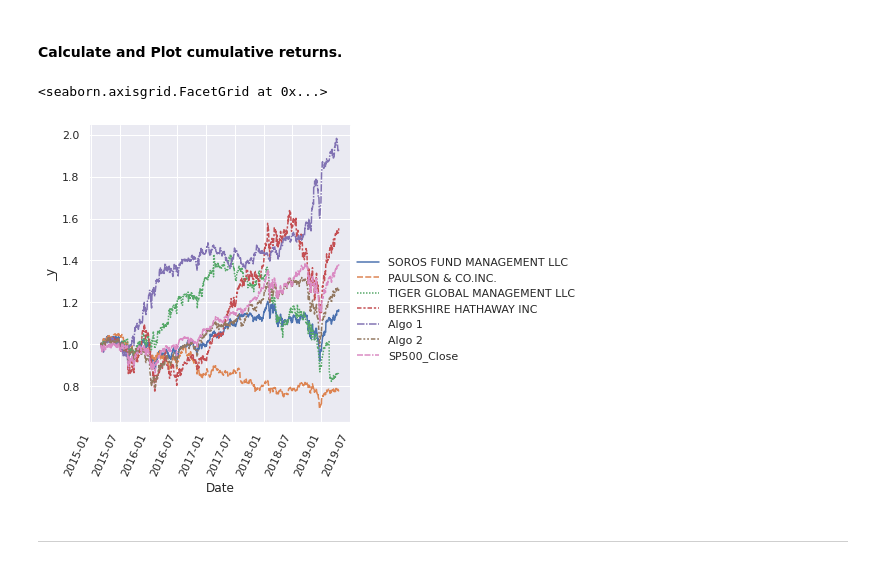
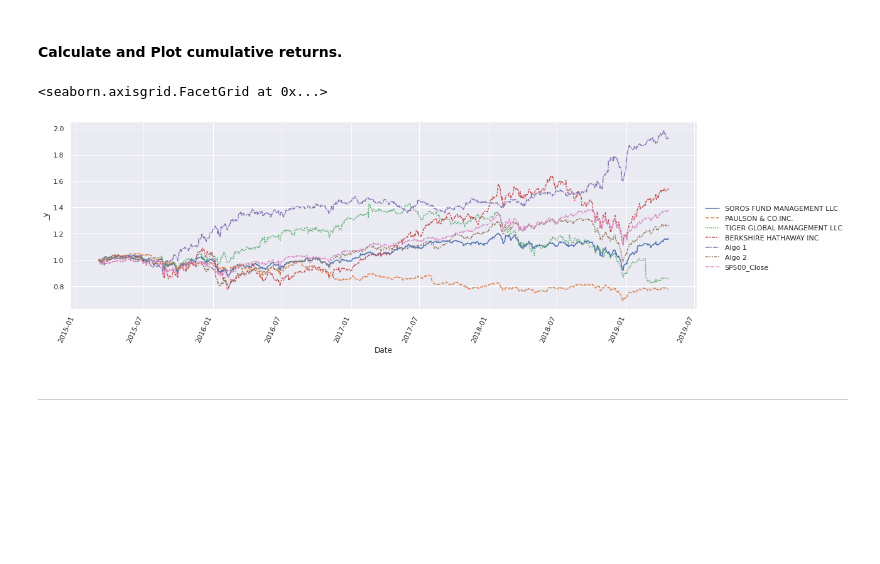
Before and after one commit to gadam/fintech_assessment_03, a Jupyter notebook: whale_analysis.ipynb, the cells around one changed output. Saved outputs shown, nothing was run; the diff lists cells and outputs as text; code cells hidden in the pictures; blank space fills up the shorter version.

```diff
--- a/whale_analysis.ipynb
+++ b/whale_analysis.ipynb
@@ -286,13 +286,13 @@ combined_chart.set_xticklabels(rotation=65, horizontalalignment="right")
 # %%
 # Calculate cumulative returns of all portfolios
 cumulative_returns = (1 + combined_portfolio_df).cumprod()
 
 # Plot cumulative returns
-cumulative_chart = sns.relplot(data=cumulative_returns, kind="line")
+cumulative_chart = sns.relplot(data=cumulative_returns, kind="line", aspect=3.0)
 cumulative_chart.set_xticklabels(rotation=65, horizontalalignment="right")
 # %% [output]
 <seaborn.axisgrid.FacetGrid at 0x...>
-[figure, old version]
+[figure, new version]
 # %% [markdown]
 ---
 # %% [markdown]
```
Also changed, not shown: parts of 10 cells of this notebook.
